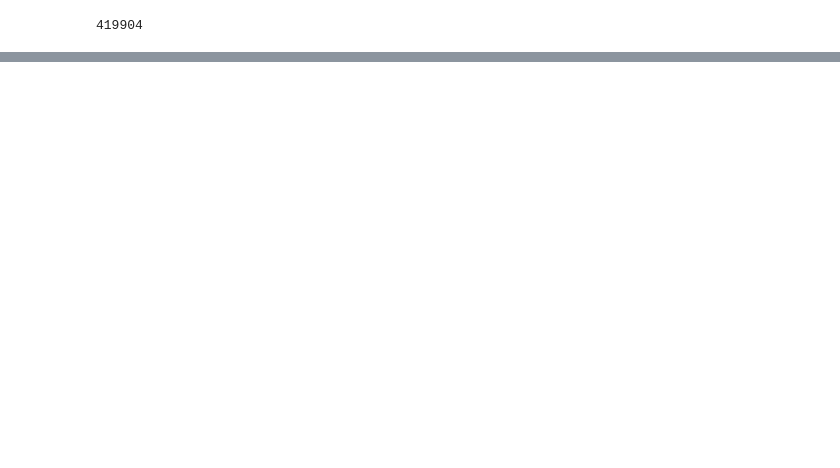
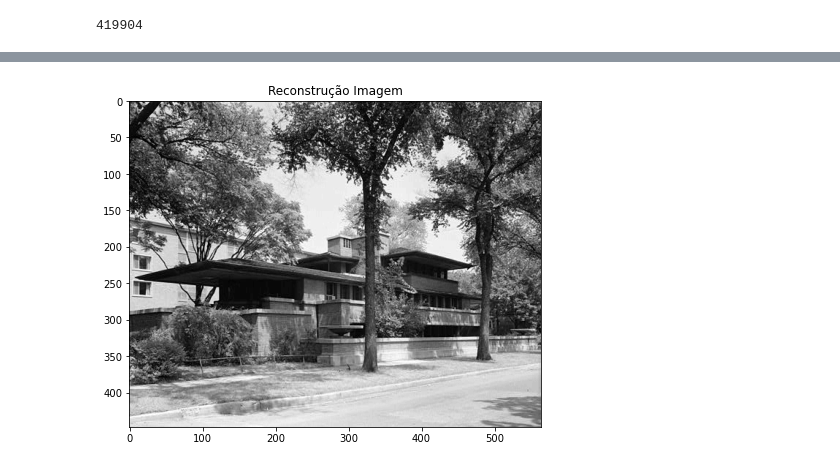
Before and after one commit to Pendulun/ImageCompressor, a Jupyter notebook: ImageCompressor.ipynb, the cells around one changed output, grey strips where cells are left out. Saved outputs shown, nothing was run; the diff lists cells and outputs as text; code cells hidden in the pictures; blank space fills up the shorter version.

```diff
--- a/ImageCompressor.ipynb
+++ b/ImageCompressor.ipynb
@@ -140,0 +205,2 @@ plt.show()
+# %%
+testeCasa = comprimeImagem(casa)
@@ -140,0 +213,9 @@ plt.show()
+# %%
+casaReconstruida = geraImagemComprimentosCorrida(casa.shape[0], casa.shape[1], testeCasa)
+casaReconstruida +=128
+plt.figure(figsize=(12,6))
+plt.title('Reconstrução Imagem')
+plt.imshow(casaReconstruida, cmap = 'gray')
+plt.show()
+# %% [output]
+[figure, added]
```
Also changed, not shown: parts of 19 cells of this notebook.
